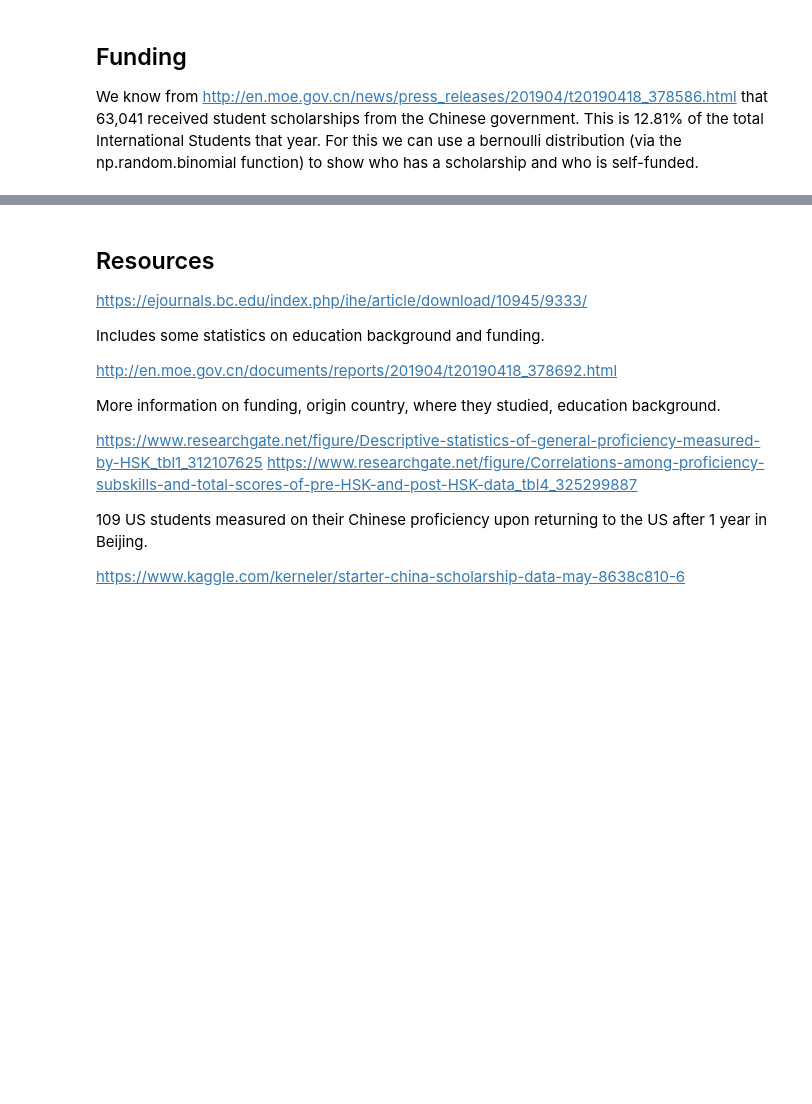
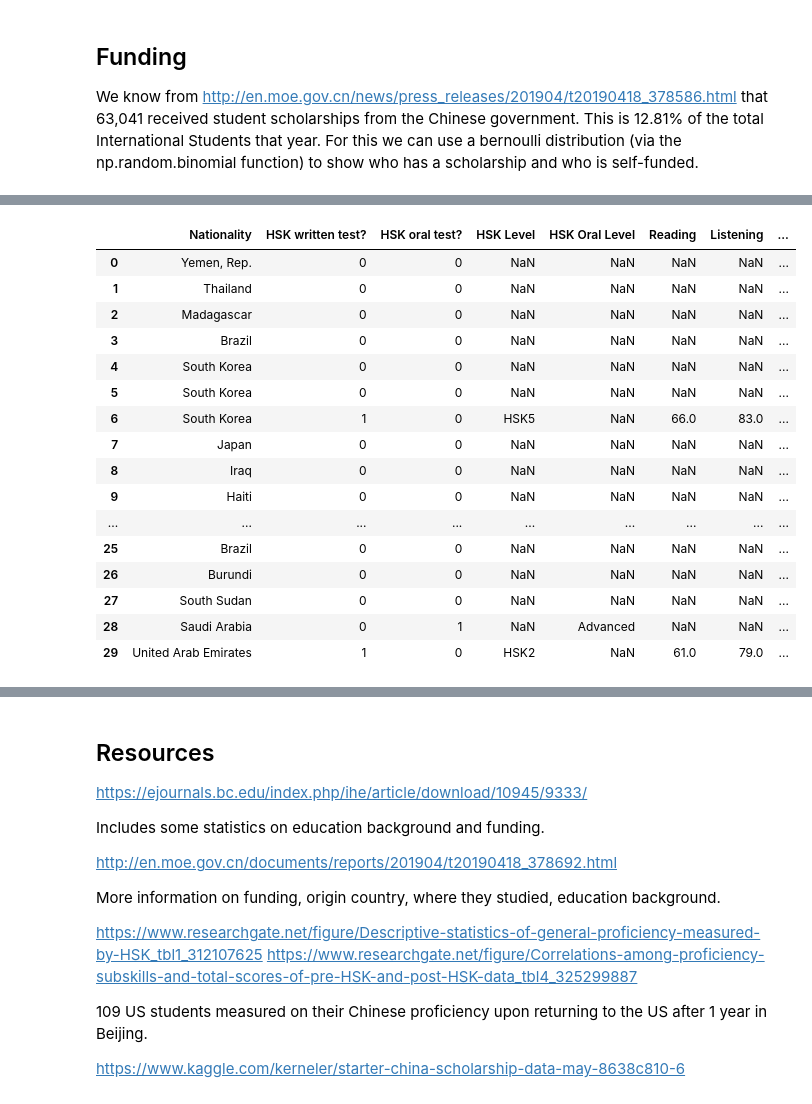
Before and after one commit to OtherBrian/pda-project, a Jupyter notebook: simulated-dataset.ipynb, the cells around one changed output, grey strips where cells are left out. Cells and saved outputs as stored; diff of their text form; code cells hidden in the pictures; blank space fills up the shorter version.

```diff
--- a/simulated-dataset.ipynb
+++ b/simulated-dataset.ipynb
@@ -666,0 +610,29 @@ chinese_class_df.head()
+# %%
+#Declare the 4 types of programs available at the school.
+program_type = ['Non-degree', 'Undergraduate', "Master's", 'Doctoral']
+
+program_totals = np.array([234063, 173060, 59444, 25618])
+
+program_probabilities = program_totals / sum(program_totals)
+
+chinese_class_df['Program'] = rng.choice(program_type, school_size, p=program_probabilities)
+# %%
+chinese_class_df.head(30)
+# %% [output]
+|  | Nationality | HSK written test? | HSK oral test? | HSK Level | HSK Oral Level | Reading | Listening | ... |
+| 0 | Yemen, Rep. | 0 | 0 | NaN | NaN | NaN | NaN | ... |
+| 1 | Thailand | 0 | 0 | NaN | NaN | NaN | NaN | ... |
+| 2 | Madagascar | 0 | 0 | NaN | NaN | NaN | NaN | ... |
+| 3 | Brazil | 0 | 0 | NaN | NaN | NaN | NaN | ... |
+| 4 | South Korea | 0 | 0 | NaN | NaN | NaN | NaN | ... |
+| 5 | South Korea | 0 | 0 | NaN | NaN | NaN | NaN | ... |
+| 6 | South Korea | 1 | 0 | HSK5 | NaN | 66.0 | 83.0 | ... |
+| 7 | Japan | 0 | 0 | NaN | NaN | NaN | NaN | ... |
+| 8 | Iraq | 0 | 0 | NaN | NaN | NaN | NaN | ... |
+| 9 | Haiti | 0 | 0 | NaN | NaN | NaN | NaN | ... |
+| ... | ... | ... | ... | ... | ... | ... | ... | ... |
+| 25 | Brazil | 0 | 0 | NaN | NaN | NaN | NaN | ... |
+| 26 | Burundi | 0 | 0 | NaN | NaN | NaN | NaN | ... |
+| 27 | South Sudan | 0 | 0 | NaN | NaN | NaN | NaN | ... |
+| 28 | Saudi Arabia | 0 | 1 | NaN | Advanced | NaN | NaN | ... |
+| 29 | United Arab Emirates | 1 | 0 | HSK2 | NaN | 61.0 | 79.0 | ... |
```
Also changed, not shown: parts of 23 cells of this notebook.
